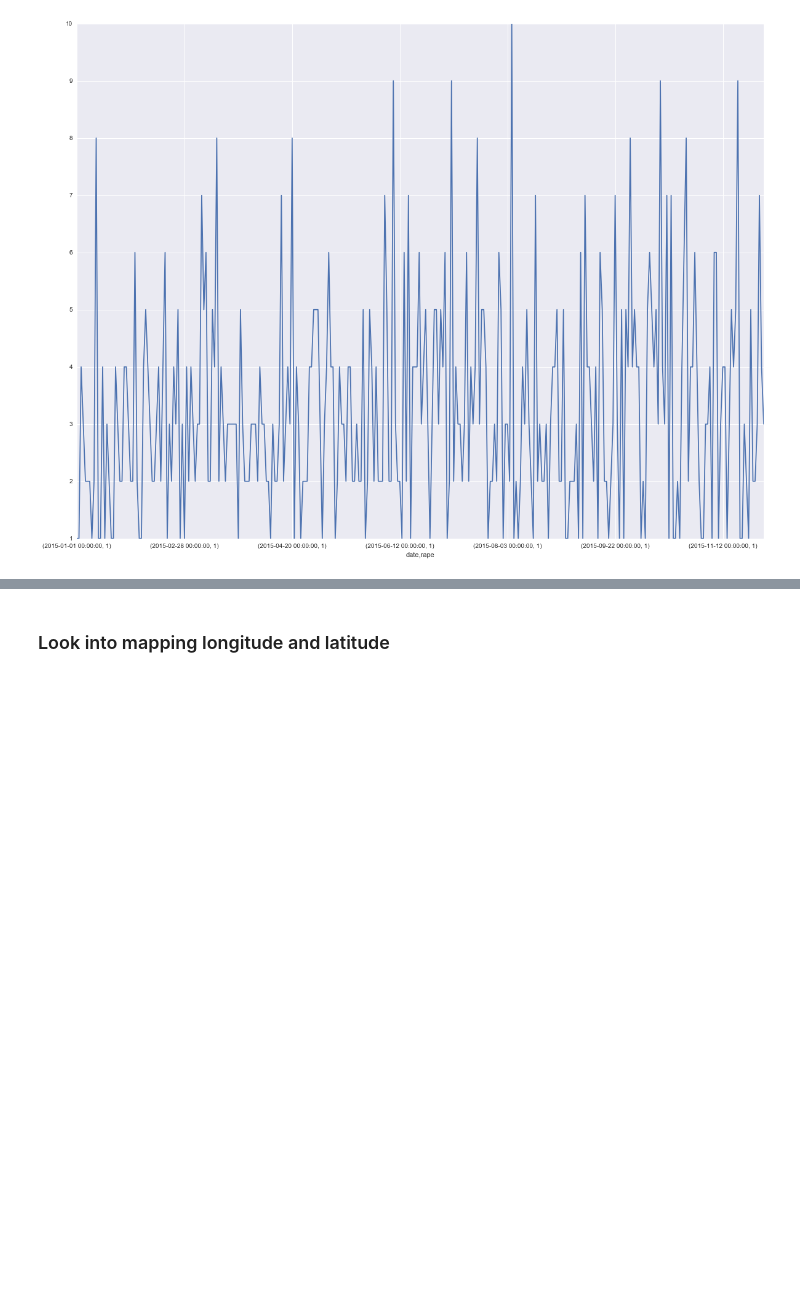
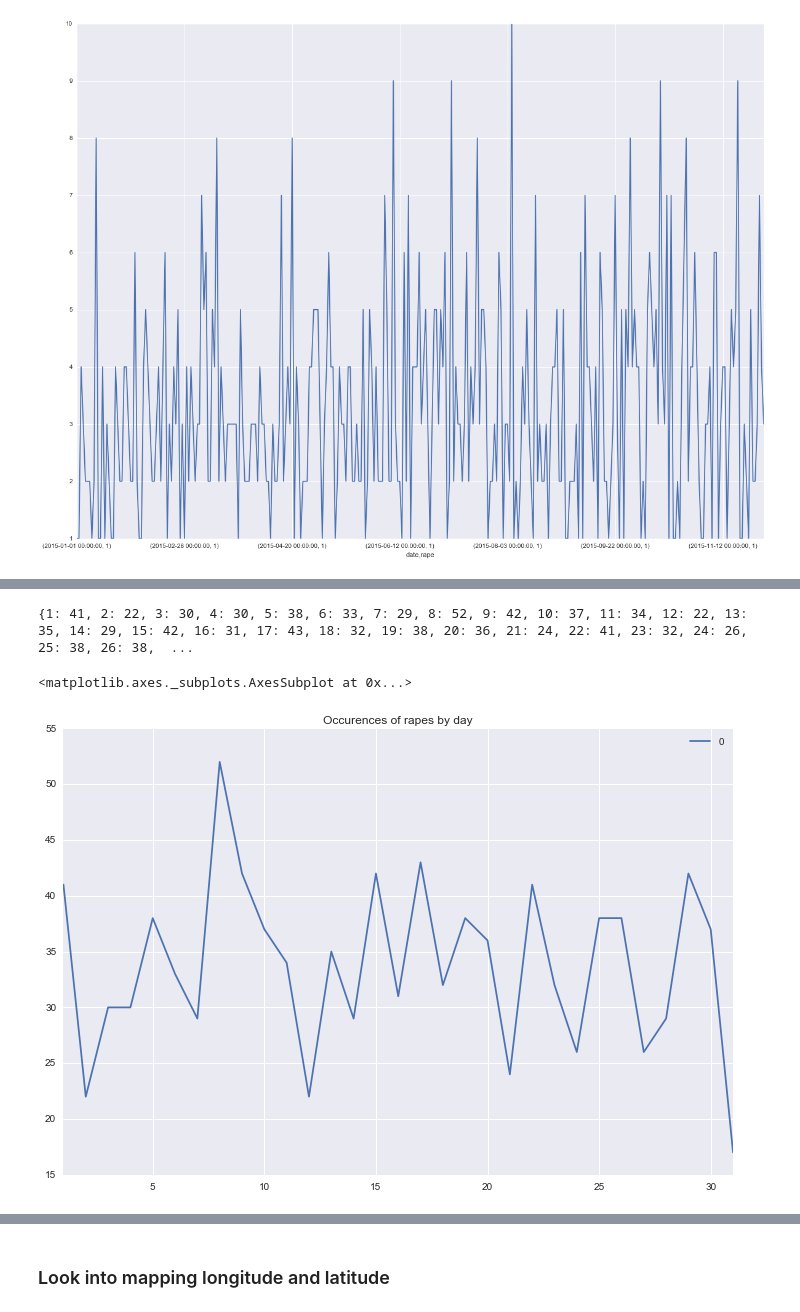
Before and after one commit to isaacmoore/random_analysis, a Jupyter notebook: Los Angeles Crime.ipynb, the cells around one changed output, grey strips where cells are left out. Drawn from its saved outputs; the diff is of its cells as text; code cells hidden in the pictures; blank space fills up the shorter version.

```diff
--- a/Los Angeles Crime.ipynb
+++ b/Los Angeles Crime.ipynb
@@ -227,3 +250,18 @@ pd.DataFrame(rape_df.groupby('date').rape.value_counts()).sort('rape', ascending
+# %%
+occurences_by_day = {}
+for i in rape_df['date'].dt.day:
+    if i in occurences_by_day.keys():
+        occurences_by_day[i] += 1
+    else:
+        occurences_by_day[i] = 1
+print occurences_by_day
+# %% [output]
+{1: 41, 2: 22, 3: 30, 4: 30, 5: 38, 6: 33, 7: 29, 8: 52, 9: 42, 10: 37, 11: 34, 12: 22, 13: 35, 14: 29, 15: 42, 16: 31, 17: 43, 18: 32, 19: 38, 20: 36, 21: 24, 22: 41, 23: 32, 24: 26, 25: 38, 26: 38,  ...
+# %%
+pd.DataFrame.from_dict(occurences_by_day, orient='index').plot(kind='line', figsize=(12,8), title='Occurences of rapes by day')
+# %% [output]
+<matplotlib.axes._subplots.AxesSubplot at 0x...>
+[figure, added]
 # %% [markdown]
 ![Day in Month](rape/Weekday.png)
 # %% [markdown]
```
Also changed, not shown: parts of 13 cells of this notebook.
